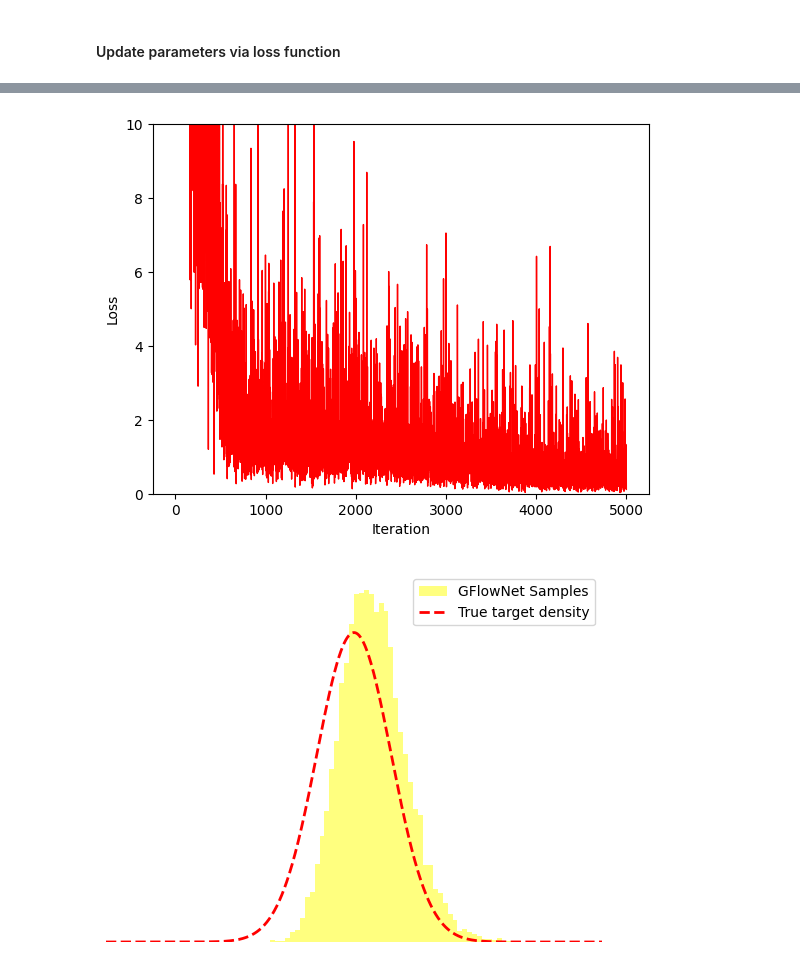
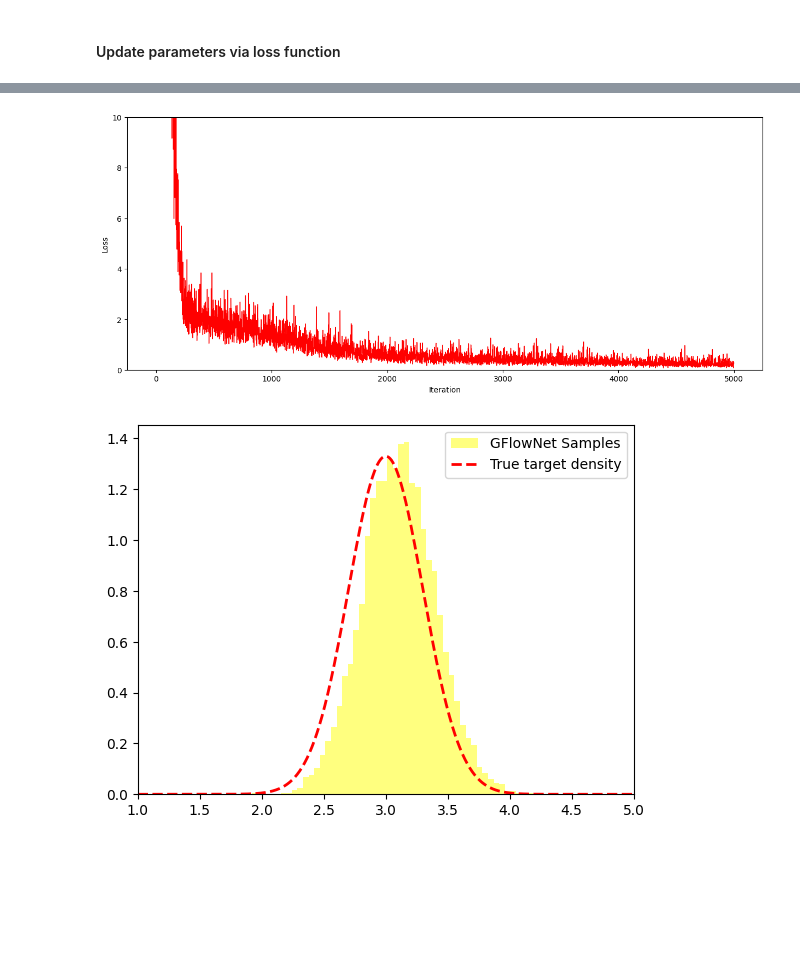
Before and after one commit to Ruizi-Wu/Mini-Project, a Jupyter notebook: TryToBuild_target.ipynb, the cells around one changed output, grey strips where cells are left out. Drawn from its saved outputs; the diff is of its cells as text; code cells hidden in the pictures; blank space fills up the shorter version.

```diff
--- a/TryToBuild_target.ipynb
+++ b/TryToBuild_target.ipynb
@@ -255,8 +255,8 @@ def update(params, opt_state, batch_sz, N_step, key):
 update = jax.jit(update, static_argnums=(2, 3))
 # %%
 Niter = 5_000
-# Niter = 100
 Batch_SZ = 256
+N_STEP = 100
 LR = 10**-3
 # optimizer = optax.adam(learning_rate=LR)
 optimizer = optax.chain(
@@ -271,11 +271,11 @@ count = 0
 time_start = time.time()
 while count < Niter:
     key, subkey = jrd.split(key)
-    params, opt_state, loss_value, grads = update(params, opt_state, Batch_SZ, 10, subkey)
+    params, opt_state, loss_value, grads = update(params, opt_state, Batch_SZ, N_STEP, subkey)
     loss_values.append(loss_value)
     params_history.append(jax.tree.map(lambda x: x.copy(), params))
     count += 1
-    print(f'Iteration {count} | Loss: {loss_value:.2f}')
+    # print(f'Iteration {count} | Loss: {loss_value:.2f}')
     if count % 100 == 0:
         time_current = time.time()
         print(f"Iteration {count:4d} |  Loss: {loss_value:.2f}  |  Time: {time_current - time_start:.2f} s")
@@ -304,11 +304,12 @@ Iteration 5000 |  Loss: 0.12  |  Time: 59.96 s
 # %%
+fig = plt.figure(figsize=(15, 6))
 plt.plot(loss_values, lw=1, color='red')
 plt.xlabel("Iteration")
 plt.ylabel("Loss")
 plt.ylim(0, 10)
 plt.show()
 # %% [output]
-[figure, old version]
+[figure, new version]
 # %%
 N_steps = 100
 batch_sz = 10_000
@@ -334,8 +335,8 @@ plt.plot(x_arr, densities,
 plt.xlim(1, 5)
 
 # do not show the axes
-plt.axis('off')
+# plt.axis('off')
 plt.legend()
 plt.show()
 # %% [output]
-[figure, old version]
+[figure, new version]
```
Also changed, not shown: parts of 1 cell of this notebook, 4 other files.
